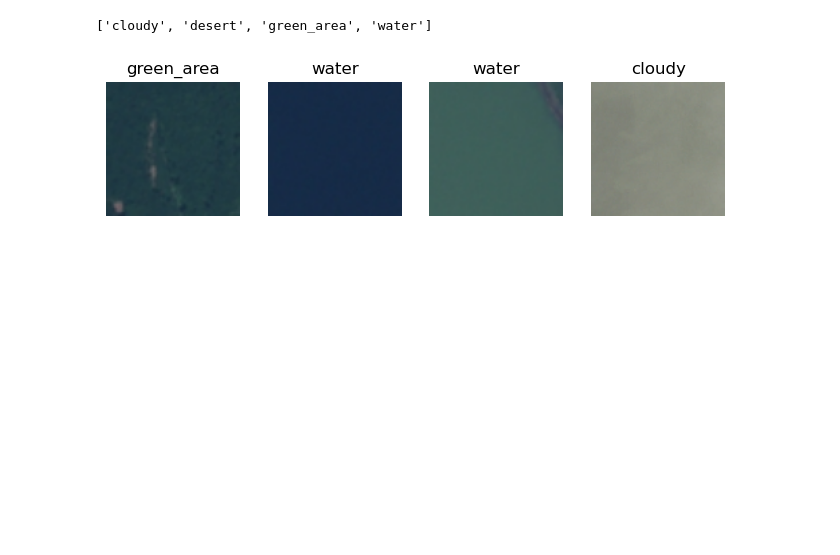
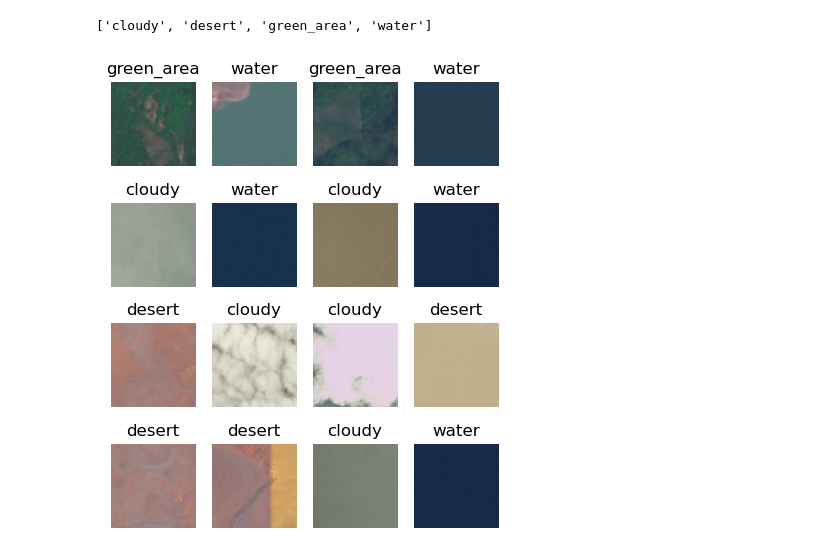
Before and after one commit to Seudonym/sat-image-classifier, a Jupyter notebook: training/model.ipynb, the cells around one changed output. Saved outputs shown, nothing was run; the diff lists cells and outputs as text; code cells hidden in the pictures; blank space fills up the shorter version.

```diff
--- a/training/model.ipynb
+++ b/training/model.ipynb
@@ -11,7 +11,7 @@ from tensorflow.keras import layers, models
 import matplotlib.pyplot as plt
 import numpy as np
 # %%
-IMG_DIM = 100
+IMG_DIM = 128
 BATCH_SIZE = 32
 CHANNELS = 3
 EPOCHS = 50
@@ -32,15 +32,15 @@ CLASS_NAMES
 ['cloudy', 'desert', 'green_area', 'water']
 # %%
 # Preview the first 16 images with their labels
-plt.figure(figsize=(8, 8))
+plt.figure(figsize=(5, 6))
 for image_batch, label_batch in dataset.take(1):
-    for i in range(4):
+    for i in range(16):
         plt.subplot(4, 4, i + 1)
         plt.imshow(image_batch[i].numpy().astype(np.uint8))
         plt.title(CLASS_NAMES[label_batch[i]])
         plt.axis('off')
 # %% [output]
-[figure, old version]
+[figure, new version]
 # %%
 # Split dataset into training, cross validation and testing subsets -- 80 10 10 split
 train_size = int(0.8 * len(dataset))
```
Also changed, not shown: parts of 9 cells of this notebook, 2 other files.
